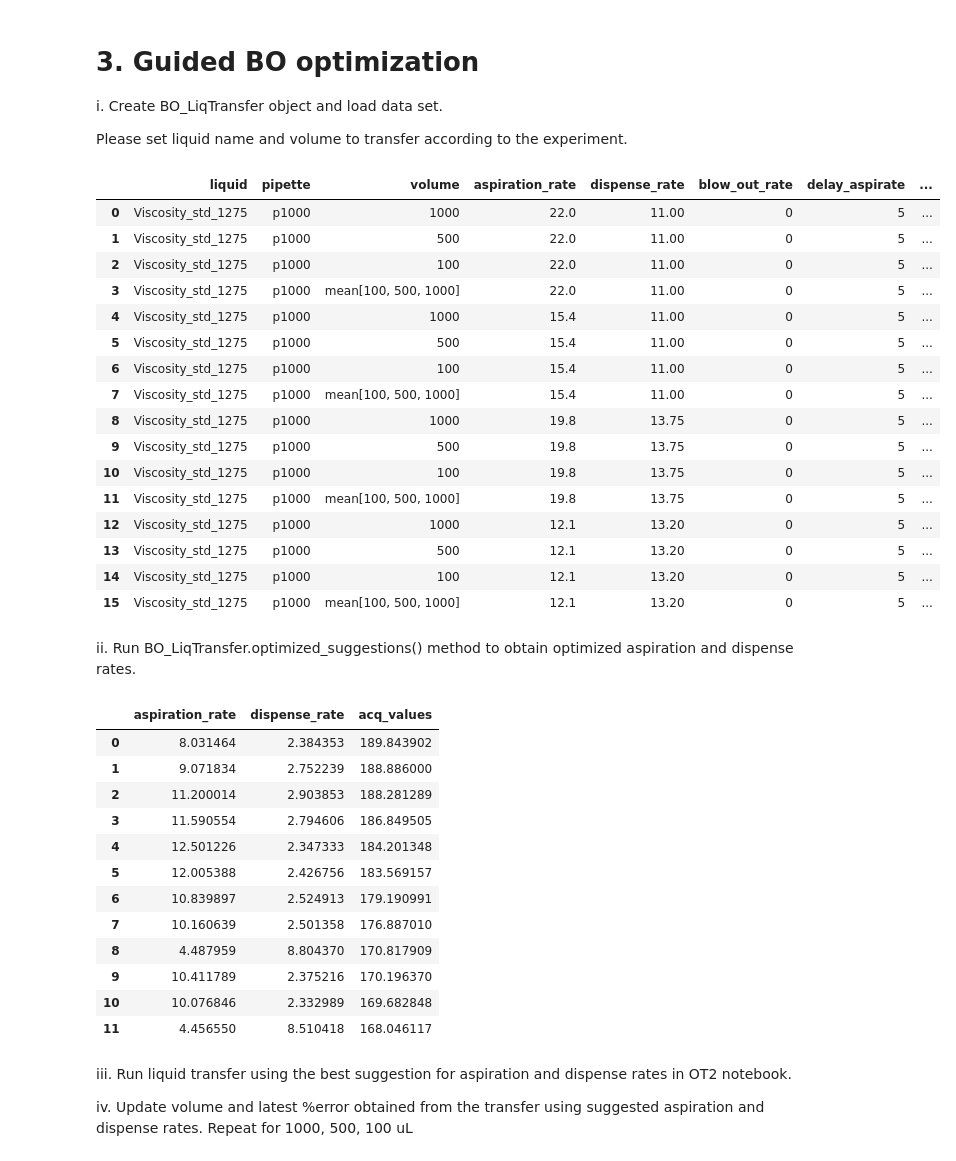
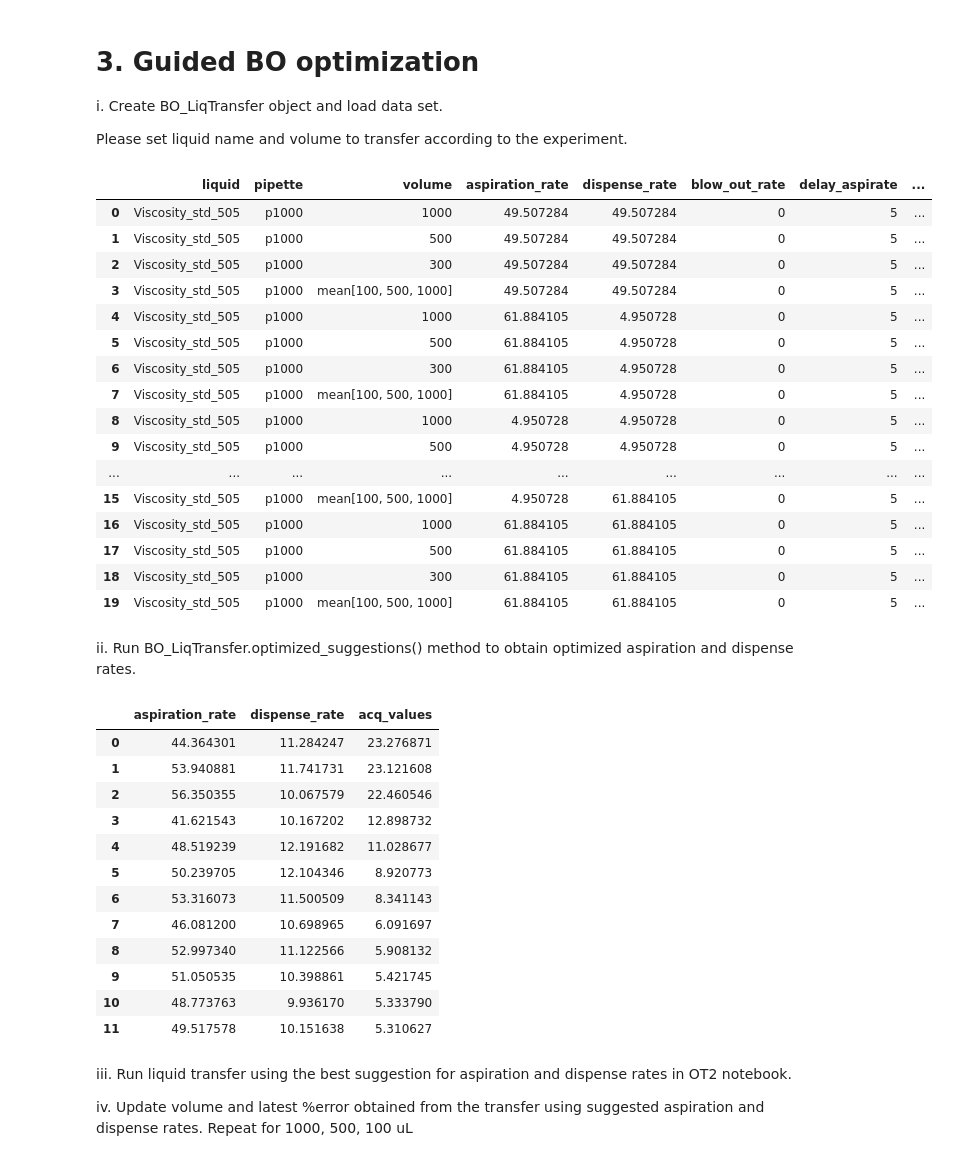
Before and after one commit to Quijanove/viscosity_liquid_transfer_Pablo, a Jupyter notebook: BOTorch_optimizationl_mean_volume.ipynb, the cells around one changed output. Cells and saved outputs as stored; diff of their text form; code cells hidden in the pictures.

```diff
--- a/BOTorch_optimizationl_mean_volume.ipynb
+++ b/BOTorch_optimizationl_mean_volume.ipynb
@@ -234,30 +234,30 @@ i.   Create BO_LiqTransfer object and load data set.
 Please set liquid name and volume to transfer according to the experiment.
 # %%
 # Change according to experiment
-liquid_name = 'Viscosity_std_1275'
+liquid_name = 'Viscosity_std_505'
 
 # Do not change
 liq = BO_LiqTransfer(liquid_name)
-liq.data_from_csv('Opentrons_experiments\\Random_initialisation_data_ver3\\' +liquid_name+'.csv')
+liq.data_from_csv('Opentrons_experiments\\Random_initialisation_data_ver3\\' +liquid_name+'_duplicate_unused.csv')
 liq._data
 # %% [output]
 |  | liquid | pipette | volume | aspiration_rate | dispense_rate | blow_out_rate | delay_aspirate | ... |
-| 0 | Viscosity_std_1275 | p1000 | 1000 | 22.0 | 11.00 | 0 | 5 | ... |
-| 1 | Viscosity_std_1275 | p1000 | 500 | 22.0 | 11.00 | 0 | 5 | ... |
-| 2 | Viscosity_std_1275 | p1000 | 100 | 22.0 | 11.00 | 0 | 5 | ... |
-| 3 | Viscosity_std_1275 | p1000 | mean[100, 500, 1000] | 22.0 | 11.00 | 0 | 5 | ... |
-| 4 | Viscosity_std_1275 | p1000 | 1000 | 15.4 | 11.00 | 0 | 5 | ... |
-| 5 | Viscosity_std_1275 | p1000 | 500 | 15.4 | 11.00 | 0 | 5 | ... |
-| 6 | Viscosity_std_1275 | p1000 | 100 | 15.4 | 11.00 | 0 | 5 | ... |
-| 7 | Viscosity_std_1275 | p1000 | mean[100, 500, 1000] | 15.4 | 11.00 | 0 | 5 | ... |
-| 8 | Viscosity_std_1275 | p1000 | 1000 | 19.8 | 13.75 | 0 | 5 | ... |
-| 9 | Viscosity_std_1275 | p1000 | 500 | 19.8 | 13.75 | 0 | 5 | ... |
-| 10 | Viscosity_std_1275 | p1000 | 100 | 19.8 | 13.75 | 0 | 5 | ... |
-| 11 | Viscosity_std_1275 | p1000 | mean[100, 500, 1000] | 19.8 | 13.75 | 0 | 5 | ... |
-| 12 | Viscosity_std_1275 | p1000 | 1000 | 12.1 | 13.20 | 0 | 5 | ... |
-| 13 | Viscosity_std_1275 | p1000 | 500 | 12.1 | 13.20 | 0 | 5 | ... |
-| 14 | Viscosity_std_1275 | p1000 | 100 | 12.1 | 13.20 | 0 | 5 | ... |
-| 15 | Viscosity_std_1275 | p1000 | mean[100, 500, 1000] | 12.1 | 13.20 | 0 | 5 | ... |
+| 0 | Viscosity_std_505 | p1000 | 1000 | 49.507284 | 49.507284 | 0 | 5 | ... |
+| 1 | Viscosity_std_505 | p1000 | 500 | 49.507284 | 49.507284 | 0 | 5 | ... |
+| 2 | Viscosity_std_505 | p1000 | 300 | 49.507284 | 49.507284 | 0 | 5 | ... |
+| 3 | Viscosity_std_505 | p1000 | mean[100, 500, 1000] | 49.507284 | 49.507284 | 0 | 5 | ... |
+| 4 | Viscosity_std_505 | p1000 | 1000 | 61.884105 | 4.950728 | 0 | 5 | ... |
+| 5 | Viscosity_std_505 | p1000 | 500 | 61.884105 | 4.950728 | 0 | 5 | ... |
+| 6 | Viscosity_std_505 | p1000 | 300 | 61.884105 | 4.950728 | 0 | 5 | ... |
+| 7 | Viscosity_std_505 | p1000 | mean[100, 500, 1000] | 61.884105 | 4.950728 | 0 | 5 | ... |
+| 8 | Viscosity_std_505 | p1000 | 1000 | 4.950728 | 4.950728 | 0 | 5 | ... |
+| 9 | Viscosity_std_505 | p1000 | 500 | 4.950728 | 4.950728 | 0 | 5 | ... |
+| ... | ... | ... | ... | ... | ... | ... | ... | ... |
+| 15 | Viscosity_std_505 | p1000 | mean[100, 500, 1000] | 4.950728 | 61.884105 | 0 | 5 | ... |
+| 16 | Viscosity_std_505 | p1000 | 1000 | 61.884105 | 61.884105 | 0 | 5 | ... |
+| 17 | Viscosity_std_505 | p1000 | 500 | 61.884105 | 61.884105 | 0 | 5 | ... |
+| 18 | Viscosity_std_505 | p1000 | 300 | 61.884105 | 61.884105 | 0 | 5 | ... |
+| 19 | Viscosity_std_505 | p1000 | mean[100, 500, 1000] | 61.884105 | 61.884105 | 0 | 5 | ... |
 # %% [markdown]
 
 ii.   Run BO_LiqTransfer.optimized_suggestions() method to obtain optimized aspiration and dispense rates.
@@ -265,18 +265,18 @@ ii.   Run BO_LiqTransfer.optimized_suggestions() method to obtain optimized aspi
 liq.optimized_suggestions()
 # %% [output]
 |  | aspiration_rate | dispense_rate | acq_values |
-| 0 | 8.031464 | 2.384353 | 189.843902 |
-| 1 | 9.071834 | 2.752239 | 188.886000 |
-| 2 | 11.200014 | 2.903853 | 188.281289 |
-| 3 | 11.590554 | 2.794606 | 186.849505 |
-| 4 | 12.501226 | 2.347333 | 184.201348 |
-| 5 | 12.005388 | 2.426756 | 183.569157 |
-| 6 | 10.839897 | 2.524913 | 179.190991 |
-| 7 | 10.160639 | 2.501358 | 176.887010 |
-| 8 | 4.487959 | 8.804370 | 170.817909 |
-| 9 | 10.411789 | 2.375216 | 170.196370 |
-| 10 | 10.076846 | 2.332989 | 169.682848 |
-| 11 | 4.456550 | 8.510418 | 168.046117 |
+| 0 | 44.364301 | 11.284247 | 23.276871 |
+| 1 | 53.940881 | 11.741731 | 23.121608 |
+| 2 | 56.350355 | 10.067579 | 22.460546 |
+| 3 | 41.621543 | 10.167202 | 12.898732 |
+| 4 | 48.519239 | 12.191682 | 11.028677 |
+| 5 | 50.239705 | 12.104346 | 8.920773 |
+| 6 | 53.316073 | 11.500509 | 8.341143 |
+| 7 | 46.081200 | 10.698965 | 6.091697 |
+| 8 | 52.997340 | 11.122566 | 5.908132 |
+| 9 | 51.050535 | 10.398861 | 5.421745 |
+| 10 | 48.773763 | 9.936170 | 5.333790 |
+| 11 | 49.517578 | 10.151638 | 5.310627 |
 # %% [markdown]
 iii. Run liquid transfer using the best suggestion for aspiration and dispense rates in OT2 notebook.
 
```
Also changed, not shown: parts of 3 cells of this notebook.
